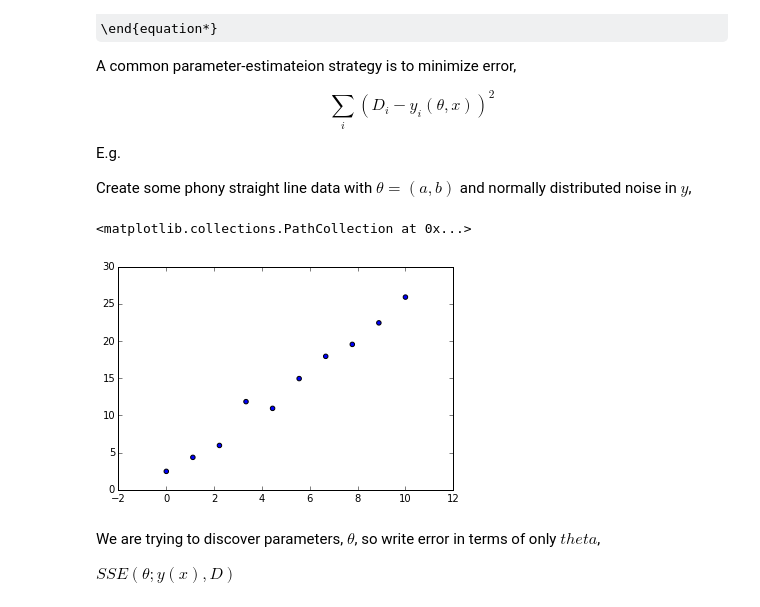
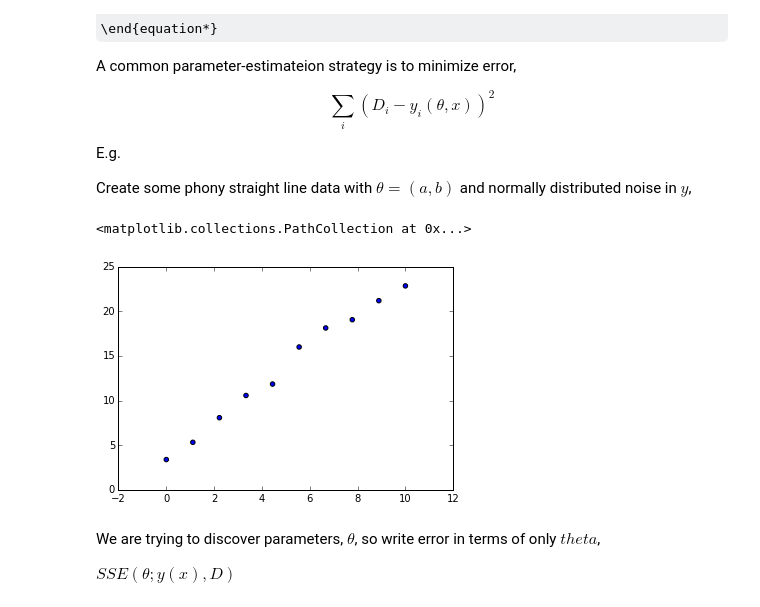
Before and after one commit to DrSkippy/Data-Science-45min-Intros, a Jupyter notebook: Maximum Likelihood.ipynb, the cells around one changed output. Cells and saved outputs as stored; diff of their text form; code cells hidden in the pictures; some formulas as TeX source.

```diff
--- a/Maximum Likelihood.ipynb
+++ b/Maximum Likelihood.ipynb
@@ -19,13 +19,13 @@ Create some phony straight line data with $\theta=(a, b)$ and normally distribut
 # %%
 n_points = 10
 x = linspace(0,10,n_points)
 def y(x, theta=(2, 4), noise=0):
     return  theta[0] * x + theta[1] + noise*randn(n_points)
-D = y(x, noise=2)
+D = y(x, noise=1)
 scatter(x,D)
 # %% [output]
 <matplotlib.collections.PathCollection at 0x...>
-[figure, old version]
+[figure, new version]
 # %% [markdown]
 We are trying to discover parameters, $\theta$, so write error in terms of only $theta$,
 
```
Also changed, not shown: parts of 10 cells of this notebook.
